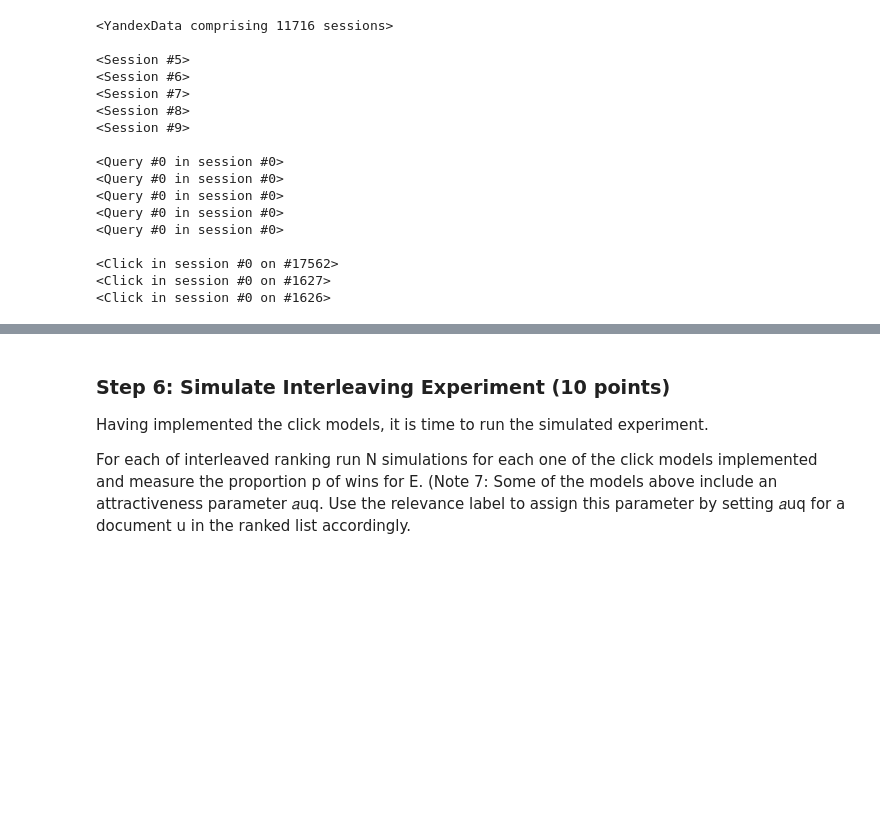
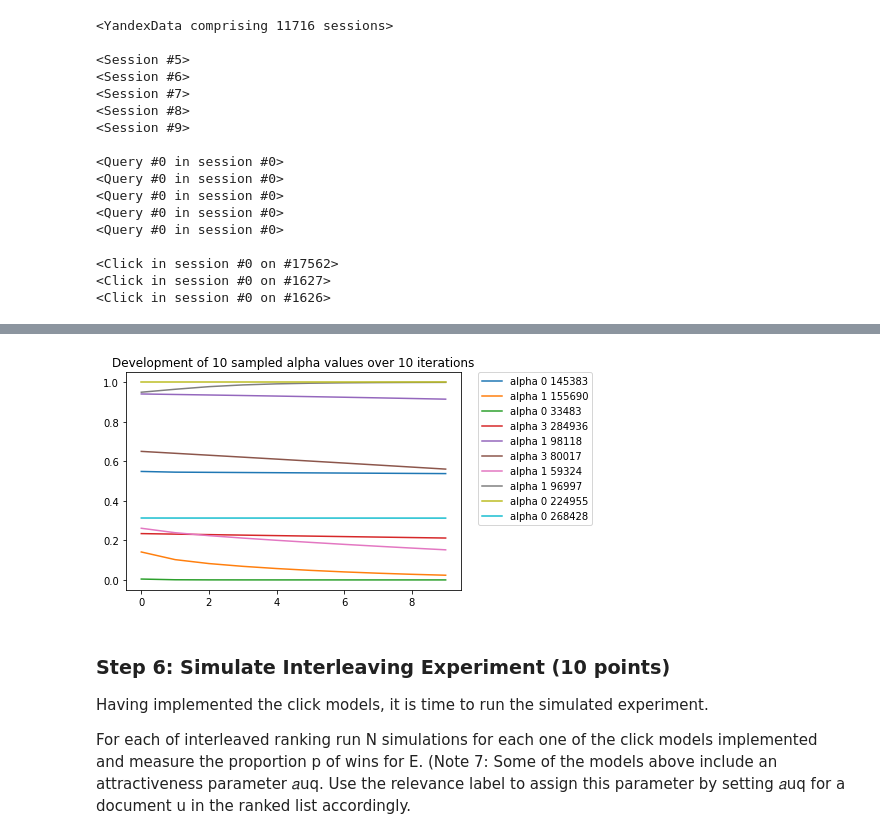
Before and after one commit to Kaleidophon/tipsy-tapir, a Jupyter notebook: homework1.ipynb, the cells around one changed output, grey strips where cells are left out. Cells and saved outputs as stored; diff of their text form; code cells hidden in the pictures; blank space fills up the shorter version.

```diff
--- a/homework1.ipynb
+++ b/homework1.ipynb
@@ -684,3 +694,12 @@ print(got)
+# %%
+for alpha, values in aot.items():
+    plt.plot(range(iterations), values, label="alpha {} {}".format(*alpha))
+
+plt.title("Development of {} sampled alpha values over {} iterations".format(len(aot), iterations))
+plt.legend(bbox_to_anchor=(1.05, 1), loc=2, borderaxespad=0.)
+plt.show()
+# %% [output]
+[figure, added]
 # %% [markdown]
 ### Step 6: Simulate Interleaving Experiment (10 points)
 Having implemented the click models, it is time to run the simulated experiment.
```
Also changed, not shown: parts of 2 cells of this notebook.
